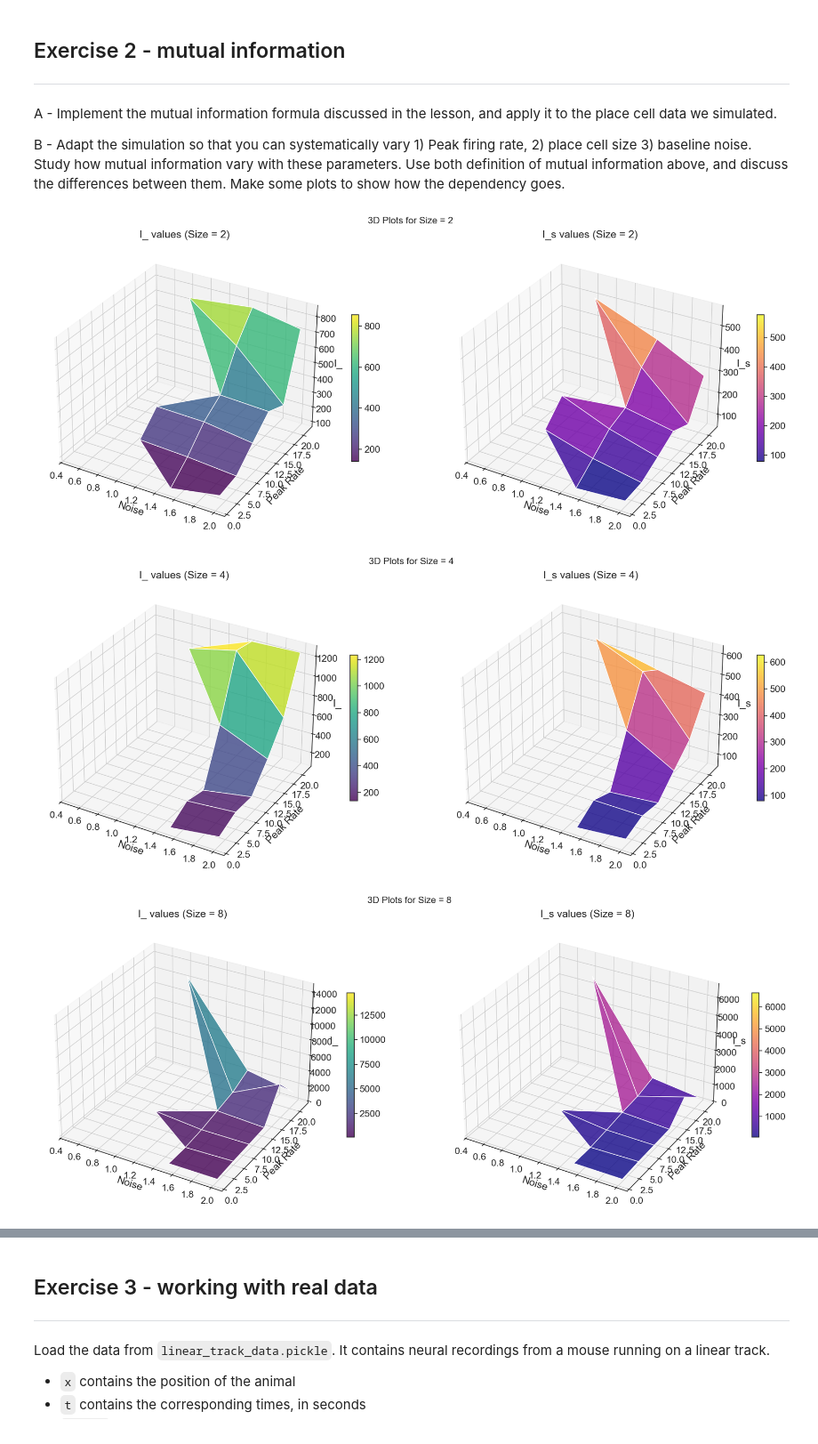
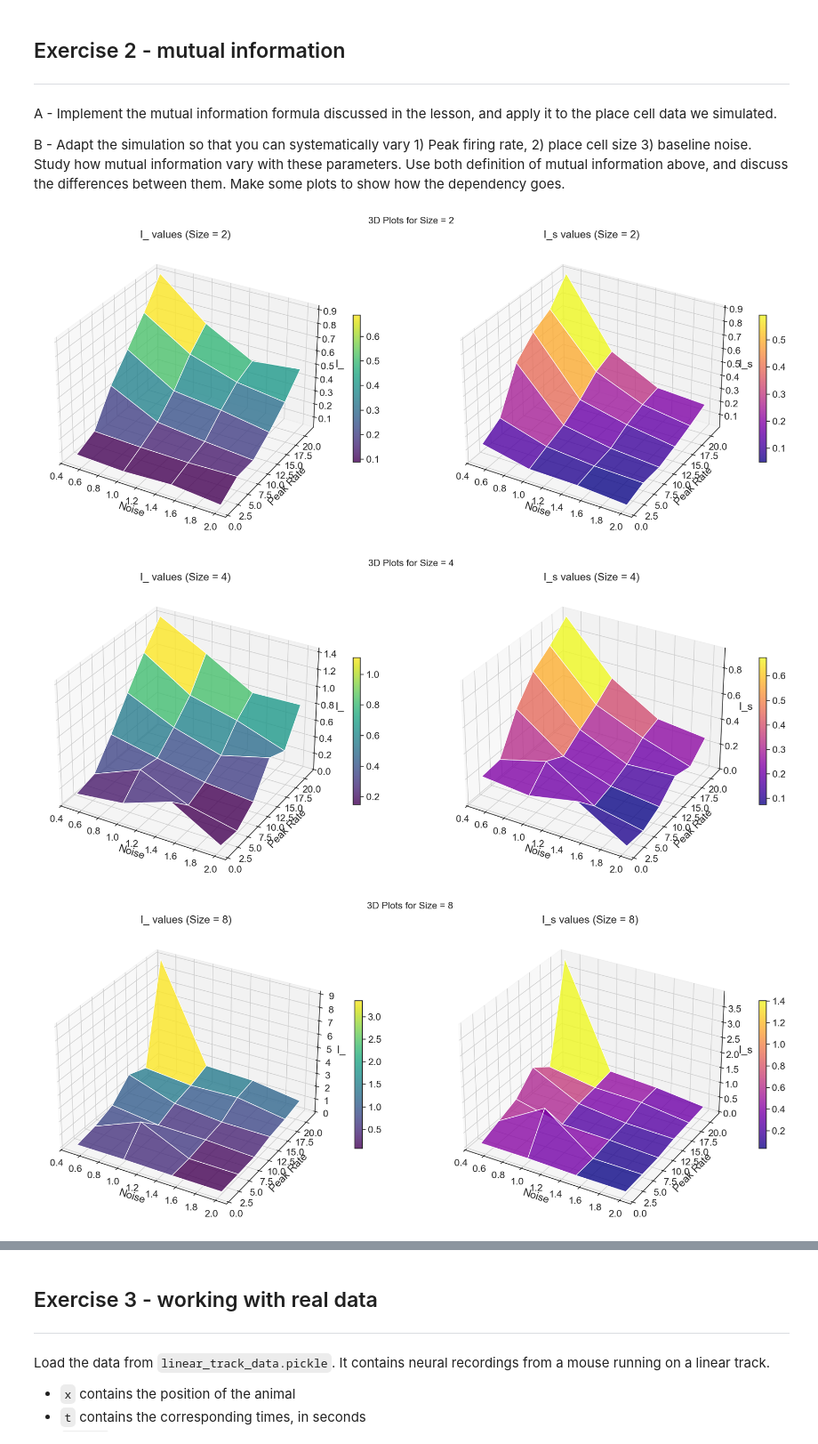
Before and after one commit to Seiferfl/neuroanalysis, a Jupyter notebook: assignment2-single-cell-analysis/01-tuning-curves/exercises.ipynb, the cells around one changed output, grey strips where cells are left out. Shown at 89% size. Saved outputs shown, nothing was run; the diff lists cells and outputs as text; code cells hidden in the pictures.

```diff
--- a/assignment2-single-cell-analysis/01-tuning-curves/exercises.ipynb
+++ b/assignment2-single-cell-analysis/01-tuning-curves/exercises.ipynb
@@ -310,9 +310,9 @@ Study how mutual information vary with these parameters. Use both definition of
 # %%
 def I(firing_rate_maps, occupancy):
     rate = firing_rate_maps
-    p = occupancy
+    p = occupancy/np.sum(occupancy)
     avrg_rate = np.mean(rate)
-    I = np.sum(rate*p*np.log2((rate)/avrg_rate))
+    I = np.sum(rate*p*np.log2((rate+1e-10)/avrg_rate))
     return I
 
 
@@ -405,36 +405,36 @@ for n, size in enumerate(sizes):
             I_values[j, i] = I_  # j corresponds to peak_rate, i to noise
             I_s_values[j, i] = I_s
 
     # Create figure with subplots for I_ and I_s
     fig = plt.figure(figsize=(20, 8))
 
     # Plot I_ (left subplot)
     ax1 = fig.add_subplot(121, projection='3d')
     surf1 = ax1.plot_surface(noise_grid, peak_rate_grid, I_values,
                             cmap='viridis', alpha=0.8)
     ax1.set_xlabel('Noise')
     ax1.set_ylabel('Peak Rate')
     ax1.set_zlabel('I_')
     ax1.set_title(f'I_ values (Size = {size})')
     fig.colorbar(surf1, ax=ax1, shrink=0.5)
 
     # Plot I_s (right subplot)
     ax2 = fig.add_subplot(122, projection='3d')
     surf2 = ax2.plot_surface(noise_grid, peak_rate_grid, I_s_values,
                             cmap='plasma', alpha=0.8)
     ax2.set_xlabel('Noise')
     ax2.set_ylabel('Peak Rate')
     ax2.set_zlabel('I_s')
     ax2.set_title(f'I_s values (Size = {size})')
     fig.colorbar(surf2, ax=ax2, shrink=0.5)
 
     plt.suptitle(f'3D Plots for Size = {size}', fontsize=16)
     plt.tight_layout()
     plt.show()
 # %% [output]
-[figure, old version]
+[figure, new version]
-[figure, old version]
+[figure, new version]
-[figure, old version]
+[figure, new version]
 # %% [markdown]
 ### Discussion:
 
```
Also changed, not shown: parts of 7 cells of this notebook.
